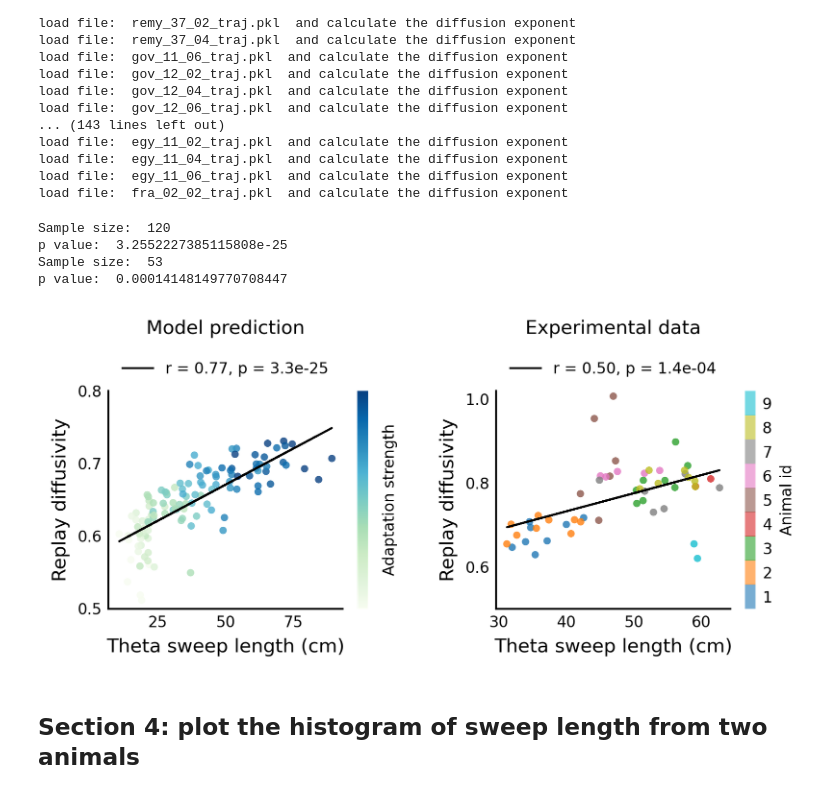
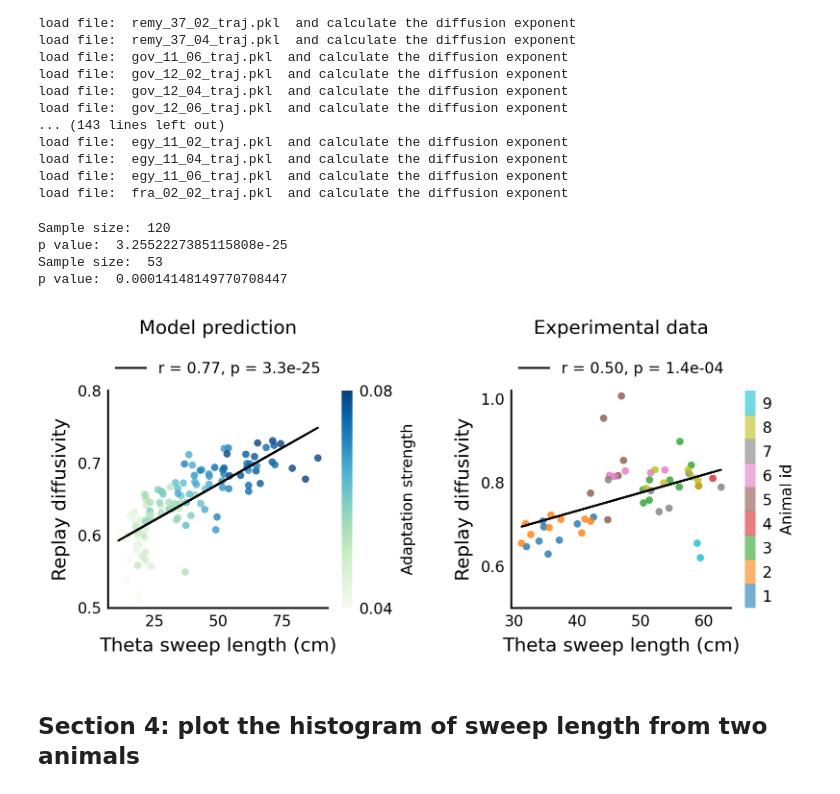
Before and after one commit to ZilongJi/AdaptiveAttractorForSequences, a Jupyter notebook: Code4PaperFigs_EXP/Figure5_replay_vs_theta_sequences.ipynb, the cells around one changed output. Cells and saved outputs as stored; diff of their text form; code cells hidden in the pictures.

```diff
--- a/Code4PaperFigs_EXP/Figure5_replay_vs_theta_sequences.ipynb
+++ b/Code4PaperFigs_EXP/Figure5_replay_vs_theta_sequences.ipynb
@@ -842,7 +841,12 @@ cbar.set_label("Adaptation strength", fontsize=ticksize)
 # set colorbar box off
 cbar.outline.set_visible(False)
 # remove cbar tick labels
-cbar.ax.set_yticklabels([])
+# cbar.ax.set_yticklabels([])
+
+# show only the min and max values
+vmin, vmax = np.min(M), np.max(M)
+cbar.set_ticks([vmin, vmax])
+cbar.set_ticklabels([f"{vmin:.2f}", f"{vmax:.2f}"])
 
 ax0.set_xlabel("Theta sweep length (cm)", fontsize=labelsize)
 ax0.set_ylabel("Replay diffusivity", fontsize=labelsize)
@@ -944,34 +948,34 @@ cbar.outline.set_visible(False)
 ax1.set_xlabel("Theta sweep length (cm)", fontsize=labelsize)
 ax1.set_ylabel("Replay diffusivity", fontsize=labelsize)
 ax1.set_title("Experimental data", fontsize=labelsize, pad=30)
 ax1.set_yticks([0.6, 0.8, 1.0])
 ax1.set_ylim(0.5, 1.02)
 
 # for all axes, set upper and right spine off, axis line width 1.0
 all_axes = fig.get_axes()
 for ax in all_axes:
     ax.tick_params(labelsize=ticksize)
     ax.spines["right"].set_visible(False)
     ax.spines["top"].set_visible(False)
     # axis line width 1.0
     ax.spines["bottom"].set_linewidth(1.0)
     ax.spines["left"].set_linewidth(1.0)
     # remove the tick bars on the left and bottom
     ax.tick_params(axis="both", which="both", length=0)
 
 plt.tight_layout()
 
 # save the figure to /home/zilong/Desktop/replay_trajectory_paper/Processed-Data/Paper_figures/
 savedir = "../Figures/"
 
 savename = "Fig5_replay_vs_theta_sequences_correlation.pdf"
 plt.savefig(savedir + savename, dpi=300, bbox_inches="tight")
 # %% [output]
 Sample size:  120
 p value:  3.2552227385115808e-25
 Sample size:  53
 p value:  0.00014148149770708447
-[figure, old version]
+[figure, new version]
 # %% [markdown]
 ## Section 4: plot the histogram of sweep length from two animals
 # %%
```
Also changed, not shown: parts of 1 cell of this notebook, 2 other files.
